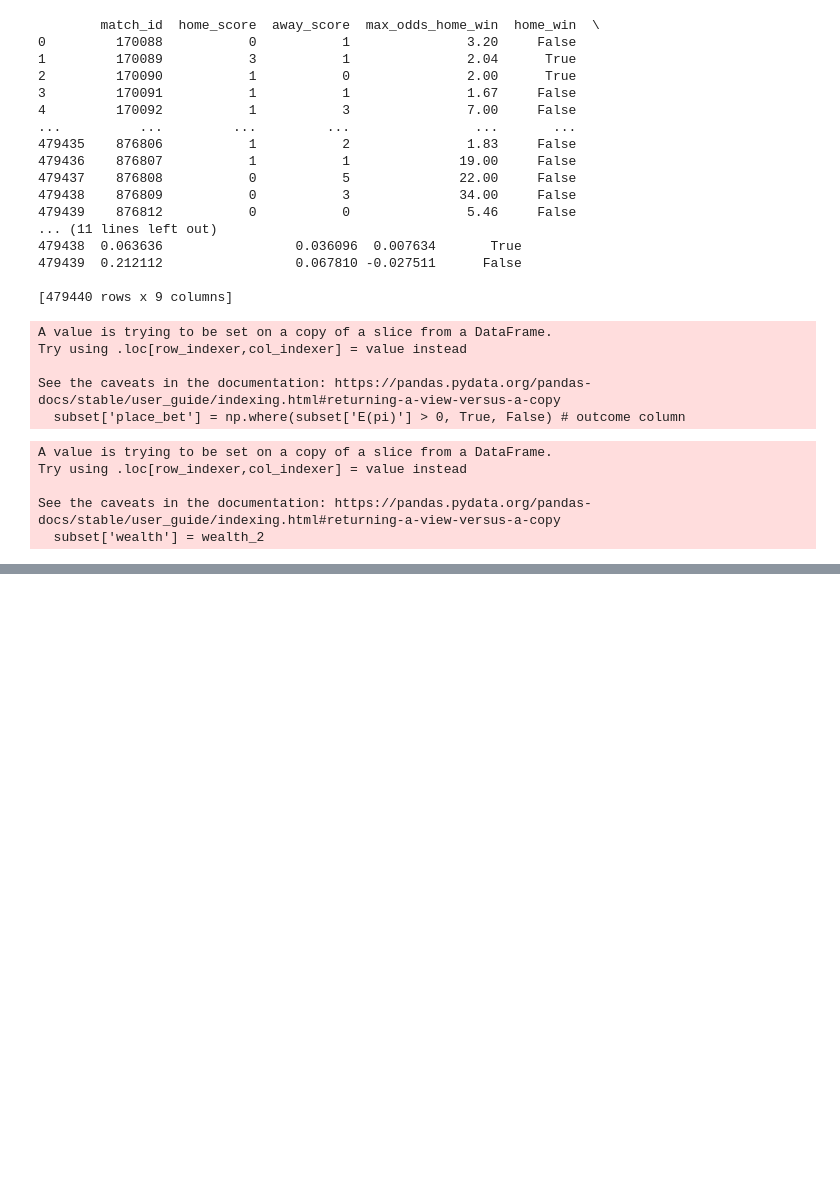
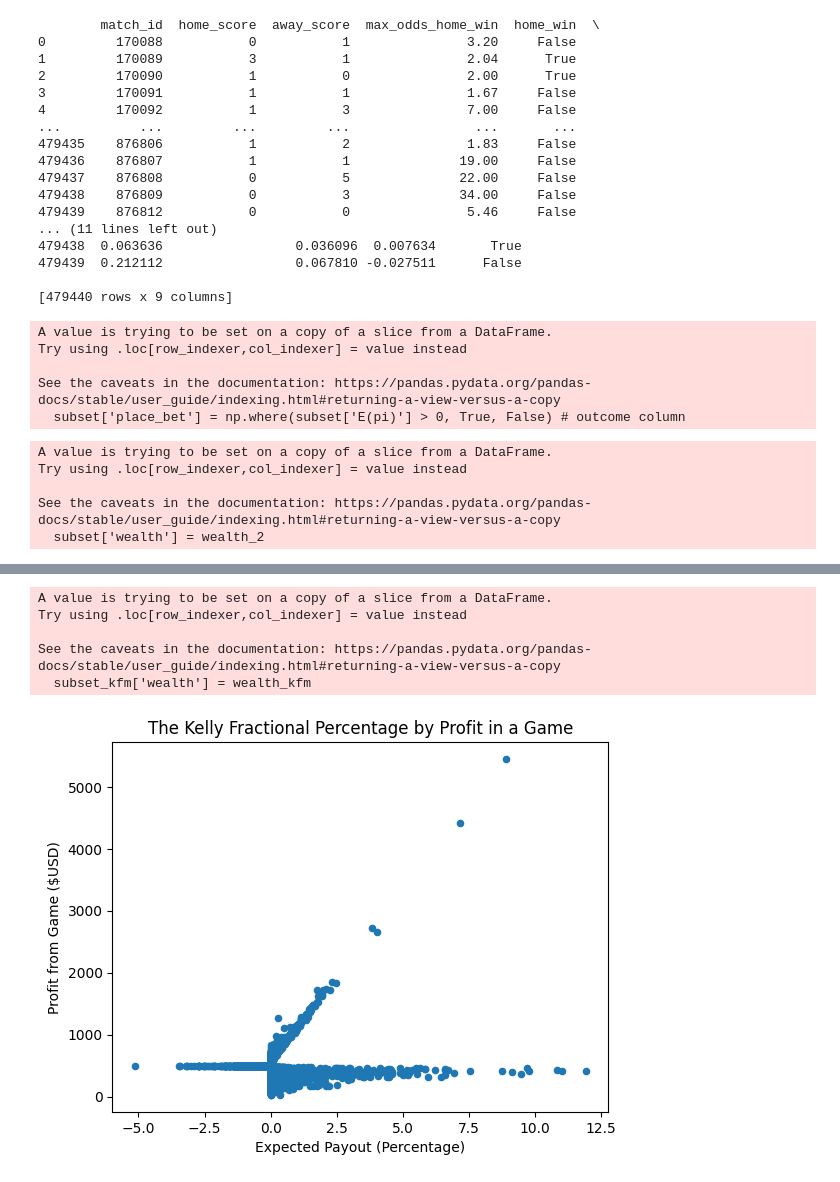
Before and after one commit to reillyn51/340wProject, a Jupyter notebook: DS340W_Modified_Implementation.ipynb, the cells around one changed output, grey strips where cells are left out. Saved outputs shown, nothing was run; the diff lists cells and outputs as text; code cells hidden in the pictures; blank space fills up the shorter version.

```diff
--- a/DS340W_Modified_Implementation.ipynb
+++ b/DS340W_Modified_Implementation.ipynb
@@ -142,0 +211,4 @@ print(sum(subset_2['wealth']) - starting_salary)
+# %%
+# Maximum kelly fractional criterion calculation
+subset['kelly_frac_max'] = np.where(subset['kelly_criterion_percent'] < 0.5, True, False) # outcome column
+display(subset)
@@ -142,0 +235,34 @@ print(sum(subset_2['wealth']) - starting_salary)
+# %%
+# Calculate profit for maximum kelly criterion
+
+initial_wealth_kfm = 500
+wealth_kfm = []
+subset_kfm = subset
+starting_salary = initial_wealth_kfm * len(subset_kfm)
+for i in range(len(subset_kfm)):
+  if subset['place_bet'][i] == True:
+    if subset['kelly_frac_max'][i] == True:
+      if subset['home_win'][i] == True:
+      # bet won, wealth then gets increased by bet payout
+          wealth_kfm.append(initial_wealth_kfm * subset_kfm['kelly_criterion_percent'][i] * subset_kfm['max_odds_home_win'][i] + ( initial_wealth_kfm - (initial_wealth_kfm * subset_kfm['kelly_criterion_percent'][i])))
+      else:
+        wealth_kfm.append(initial_wealth_kfm - (initial_wealth_kfm * subset_kfm['kelly_criterion_percent'][i]))
+    else:
+        wealth_kfm.append(500)
+  else:
+    wealth_kfm.append(500)
+subset_kfm['wealth'] = wealth_kfm
+# %% [output]
+A value is trying to be set on a copy of a slice from a DataFrame.
+Try using .loc[row_indexer,col_indexer] = value instead
+
+See the caveats in the documentation: https://pandas.pydata.org/pandas-docs/stable/user_guide/indexing.html#returning-a-view-versus-a-copy
+  subset_kfm['wealth'] = wealth_kfm
+# %%
+subset.plot(x='E(pi)', y='wealth', kind='scatter')
+plt.xlabel('Expected Payout (Percentage)')
+plt.ylabel('Profit from Game ($USD)')
+plt.title('The Kelly Fractional Percentage by Profit in a Game')
+plt.show()
+# %% [output]
+[figure, added]
```
Also changed, not shown: parts of 9 cells of this notebook.
